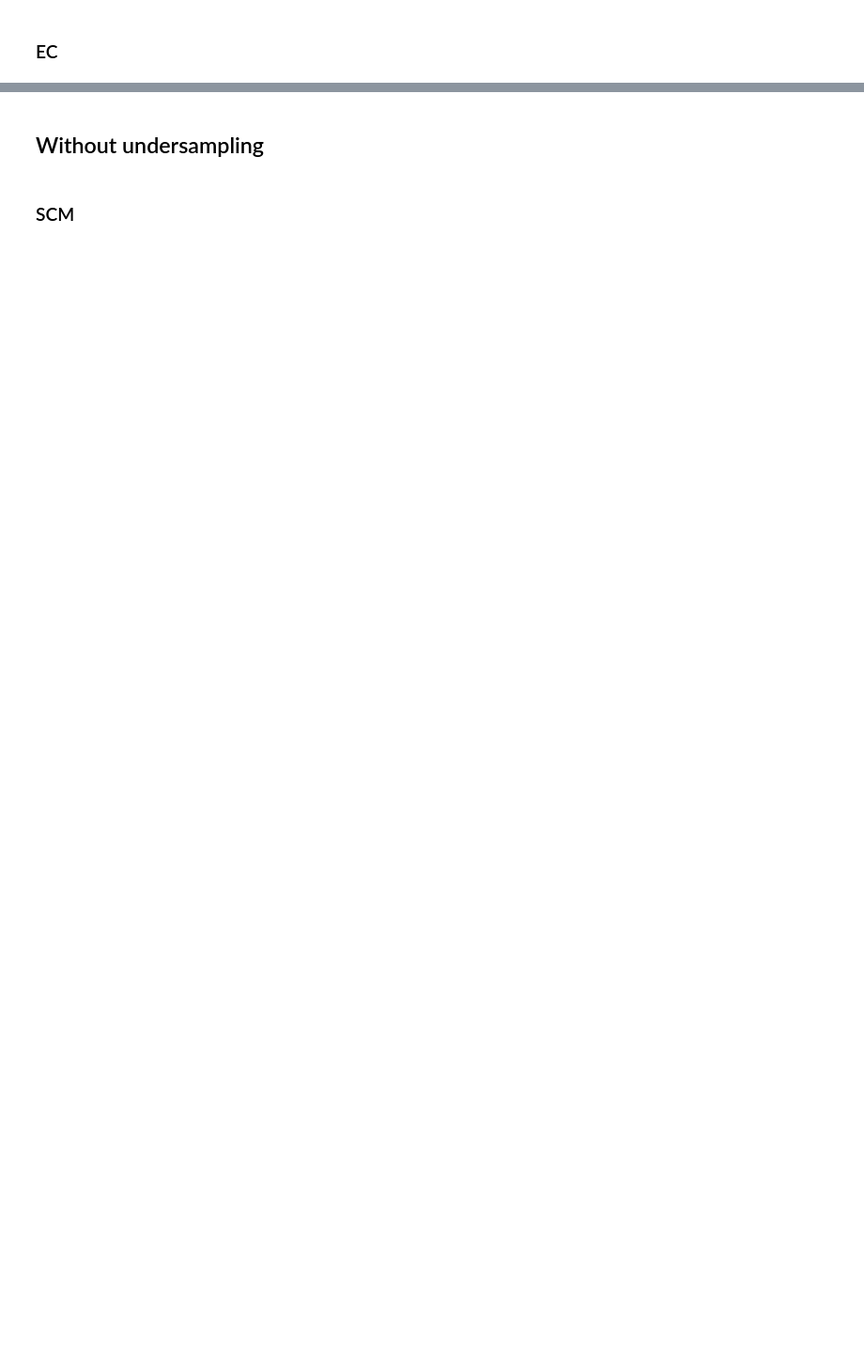
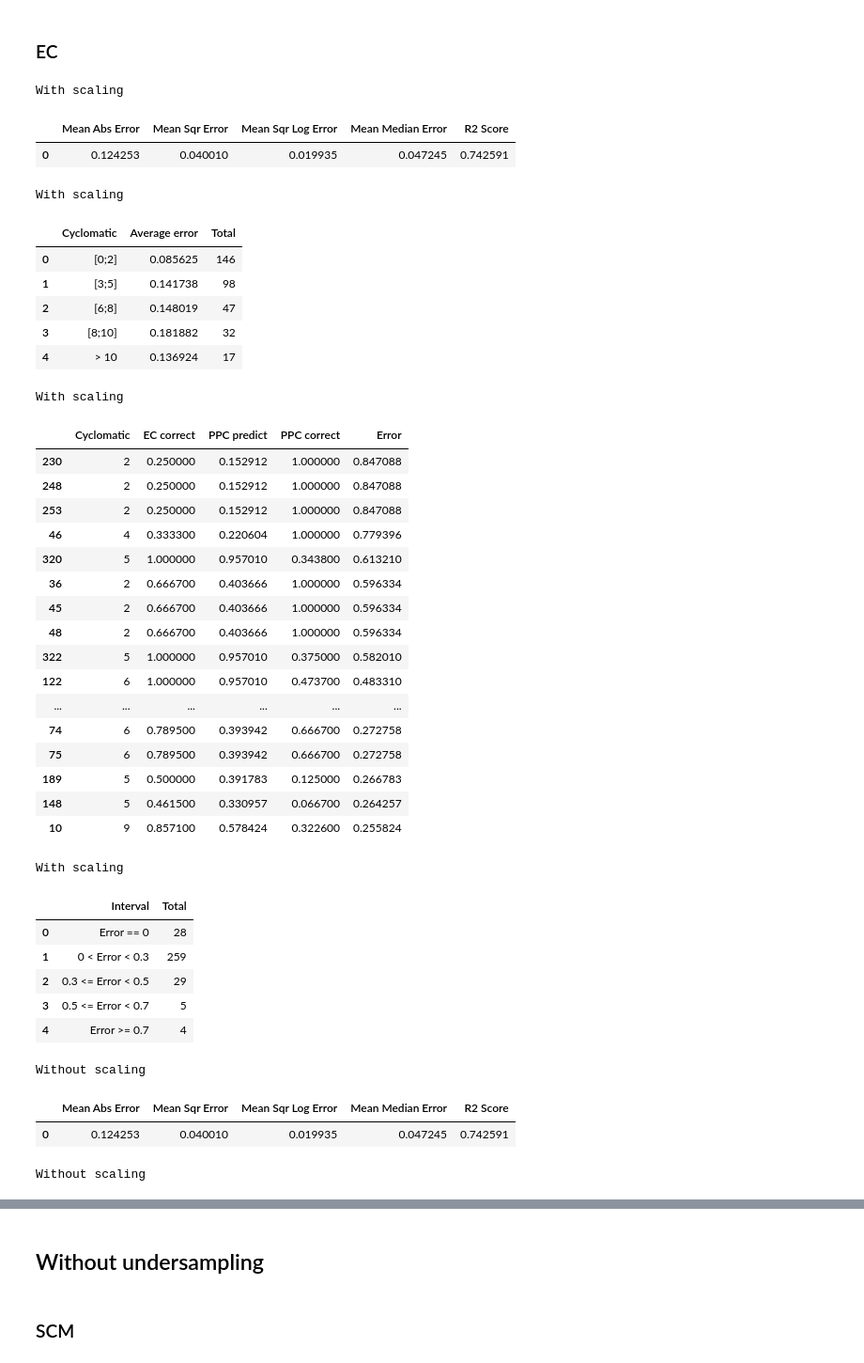
Before and after one commit to keslleylima/PPC-Prediction, a Jupyter notebook: ml-ppc.ipynb, the cells around one changed output, grey strips where cells are left out. Shown at 94% size. Drawn from its saved outputs; the diff is of its cells as text; code cells hidden in the pictures; blank space fills up the shorter version.

```diff
--- a/ml-ppc.ipynb
+++ b/ml-ppc.ipynb
@@ -728,2 +836,44 @@ Not applicable
 # %% [markdown]
 ### EC
+# %%
+external_validation_with_undersampling.evaluate(only_ec)
+# %% [output]
+With scaling
+|  | Mean Abs Error | Mean Sqr Error | Mean Sqr Log Error | Mean Median Error | R2 Score |
+| 0 | 0.124253 | 0.040010 | 0.019935 | 0.047245 | 0.742591 |
+With scaling
+|  | Cyclomatic | Average error | Total |
+| 0 | [0;2] | 0.085625 | 146 |
+| 1 | [3;5] | 0.141738 | 98 |
+| 2 | [6;8] | 0.148019 | 47 |
+| 3 | [8;10] | 0.181882 | 32 |
+| 4 | > 10 | 0.136924 | 17 |
+With scaling
+|  | Cyclomatic | EC correct | PPC predict | PPC correct | Error |
+| 230 | 2 | 0.250000 | 0.152912 | 1.000000 | 0.847088 |
+| 248 | 2 | 0.250000 | 0.152912 | 1.000000 | 0.847088 |
+| 253 | 2 | 0.250000 | 0.152912 | 1.000000 | 0.847088 |
+| 46 | 4 | 0.333300 | 0.220604 | 1.000000 | 0.779396 |
+| 320 | 5 | 1.000000 | 0.957010 | 0.343800 | 0.613210 |
+| 36 | 2 | 0.666700 | 0.403666 | 1.000000 | 0.596334 |
+| 45 | 2 | 0.666700 | 0.403666 | 1.000000 | 0.596334 |
+| 48 | 2 | 0.666700 | 0.403666 | 1.000000 | 0.596334 |
+| 322 | 5 | 1.000000 | 0.957010 | 0.375000 | 0.582010 |
+| 122 | 6 | 1.000000 | 0.957010 | 0.473700 | 0.483310 |
+| ... | ... | ... | ... | ... | ... |
+| 74 | 6 | 0.789500 | 0.393942 | 0.666700 | 0.272758 |
+| 75 | 6 | 0.789500 | 0.393942 | 0.666700 | 0.272758 |
+| 189 | 5 | 0.500000 | 0.391783 | 0.125000 | 0.266783 |
+| 148 | 5 | 0.461500 | 0.330957 | 0.066700 | 0.264257 |
+| 10 | 9 | 0.857100 | 0.578424 | 0.322600 | 0.255824 |
+With scaling
+|  | Interval | Total |
+| 0 | Error == 0 | 28 |
+| 1 | 0 < Error < 0.3 | 259 |
+| 2 | 0.3 <= Error < 0.5 | 29 |
+| 3 | 0.5 <= Error < 0.7 | 5 |
+| 4 | Error >= 0.7 | 4 |
+Without scaling
+|  | Mean Abs Error | Mean Sqr Error | Mean Sqr Log Error | Mean Median Error | R2 Score |
+| 0 | 0.124253 | 0.040010 | 0.019935 | 0.047245 | 0.742591 |
+Without scaling
```
Also changed, not shown: parts of 134 cells of this notebook, 2 other files.
